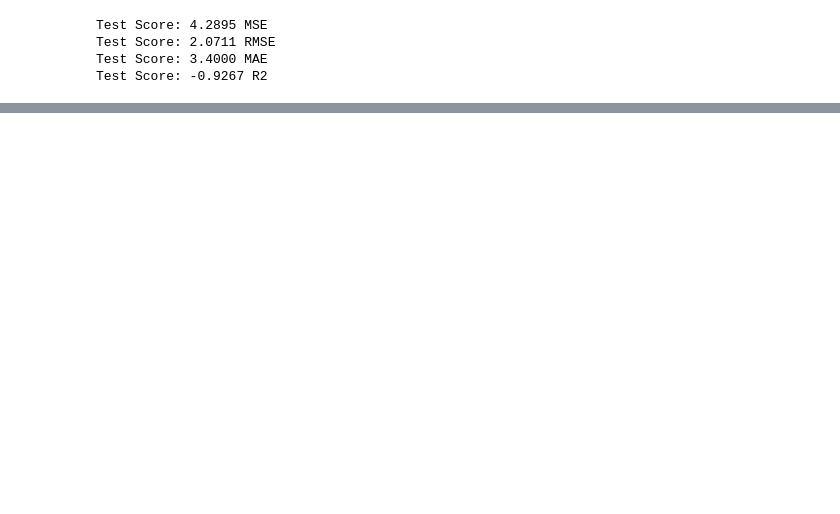
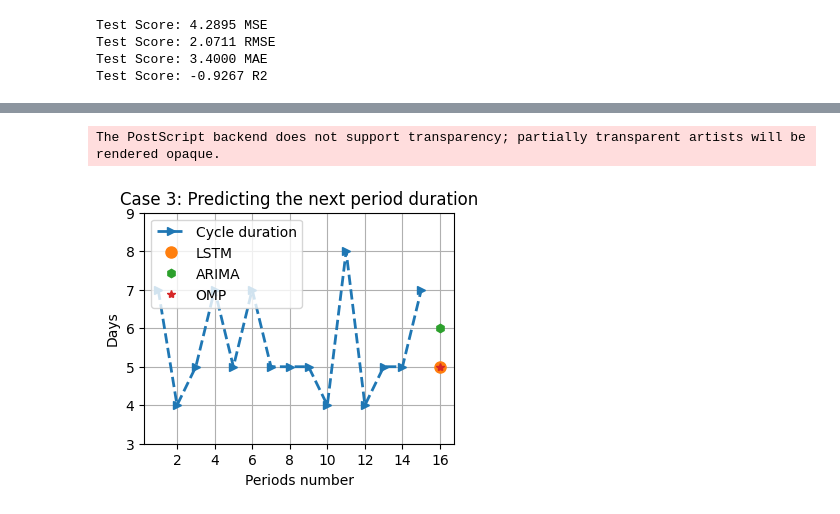
Before and after one commit to cilab-ufersa/period_cycle_prediction, a Jupyter notebook: period_cycle_prediction/models_lstm.ipynb, the cells around one changed output, grey strips where cells are left out. Drawn from its saved outputs; the diff is of its cells as text; code cells hidden in the pictures; blank space fills up the shorter version.

```diff
--- a/period_cycle_prediction/models_lstm.ipynb
+++ b/period_cycle_prediction/models_lstm.ipynb
@@ -308,0 +348,23 @@ Test Score: -0.9267 R2
+# %%
+plt.figure(figsize=(4, 3))
+plt.plot(np.arange(1,16), input_test_irregular_cycle[:,:,1].reshape(-1,1), '-->', linewidth=2.0)
+plt.plot(np.arange(16, 17),testPredict[0,1], 'o', markersize=8)
+plt.plot(np.arange(16, 17),6, 'h')
+plt.plot(np.arange(16, 17),5, '*')
+# round the number in axis
+plt.gca().yaxis.set_major_locator(plt.MaxNLocator(integer=True))
+plt.gca().xaxis.set_major_locator(plt.MaxNLocator(integer=True))
+#set the y axis range
+plt.ylim(3, 9)
+plt.ylabel('Days')
+plt.xlabel('Periods number')
+plt.legend(['Cycle duration', 'LSTM', 'ARIMA', 'OMP'], loc='upper left')
+plt.title('Case 3: Predicting the next period duration')
+plt.grid(True)
+# save figure
+
+fig = plt.gcf()
+fig.savefig('case3_prediction_period.eps', dpi=300, bbox_inches='tight')
+# %% [output]
+The PostScript backend does not support transparency; partially transparent artists will be rendered opaque.
+[figure, added]
```
Also changed, not shown: parts of 12 cells of this notebook.
